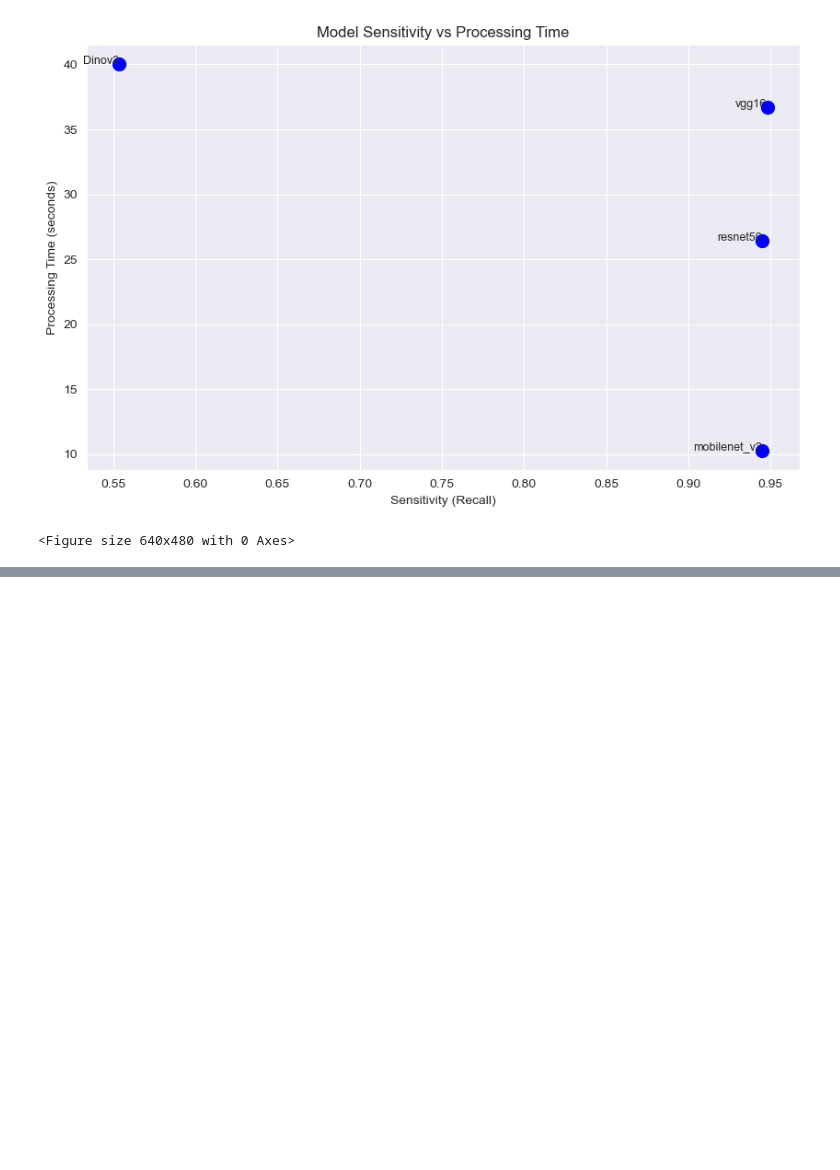
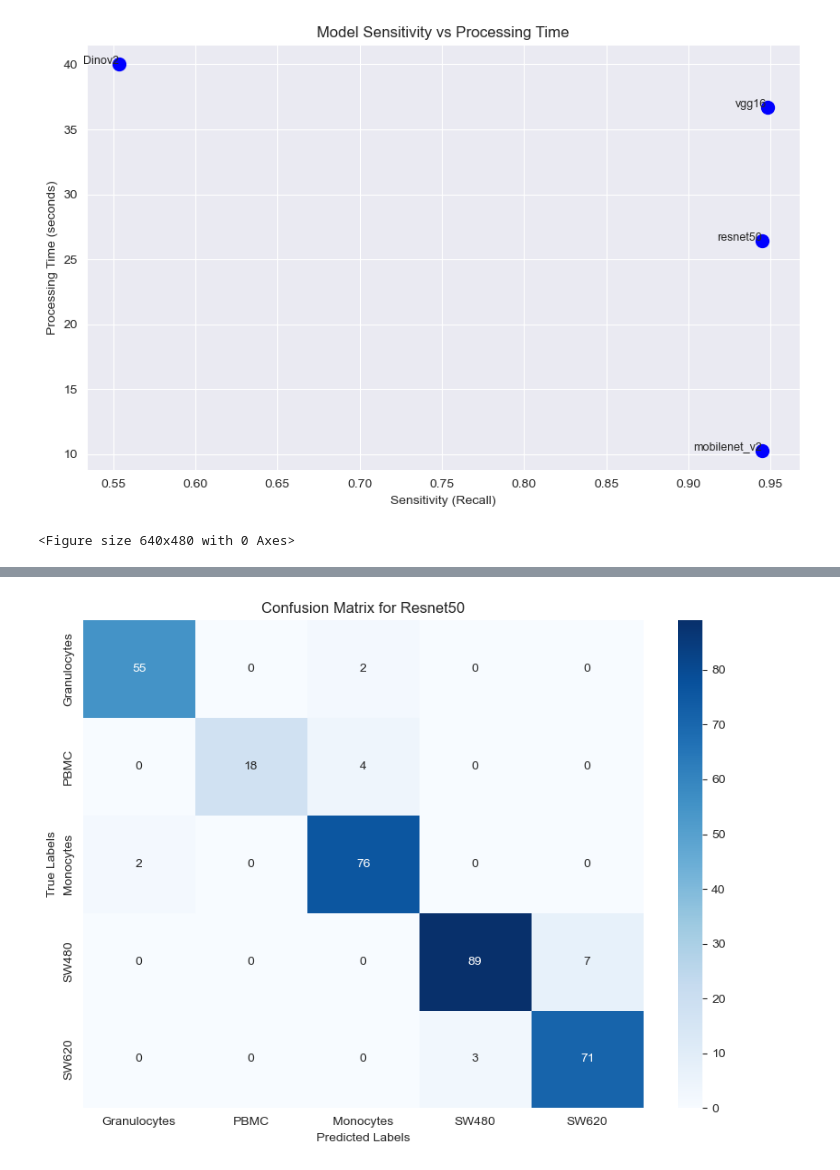
Before and after one commit to EdenDotan2812/DL_Project, a Jupyter notebook: Final_project.ipynb, the cells around one changed output, grey strips where cells are left out. Cells and saved outputs as stored; diff of their text form; code cells hidden in the pictures; blank space fills up the shorter version.

```diff
--- a/Final_project.ipynb
+++ b/Final_project.ipynb
@@ -677,0 +698,14 @@ plt.savefig(plot_save_path)
+# %%
+model = models.resnet50(weights=None)
+model.fc = torch.nn.Linear(model.fc.in_features, num_classes)
+model.conv1 = torch.nn.Conv2d(1, 64, kernel_size=(7, 7), stride=(2, 2), padding=(3, 3), bias=False)
+# Load the saved model weights
+model.load_state_dict(torch.load('C:\\Users\\edendotan\\PycharmProjects\\DL_course_project\\results\\resnet50_best_model.pth'))
+model.to(device)
+# Set the model to evaluation mode
+model.eval()
+accuracy, precision, recall, f1, conf_matrix, processing_time= evaluate_model(model, test_loader)
+# %%
+plot_confusion_matrix(conf_matrix, class_names, title=f'Confusion Matrix for Resnet50')
+# %% [output]
+[figure, added]
```
Also changed, not shown: parts of 7 cells of this notebook.
